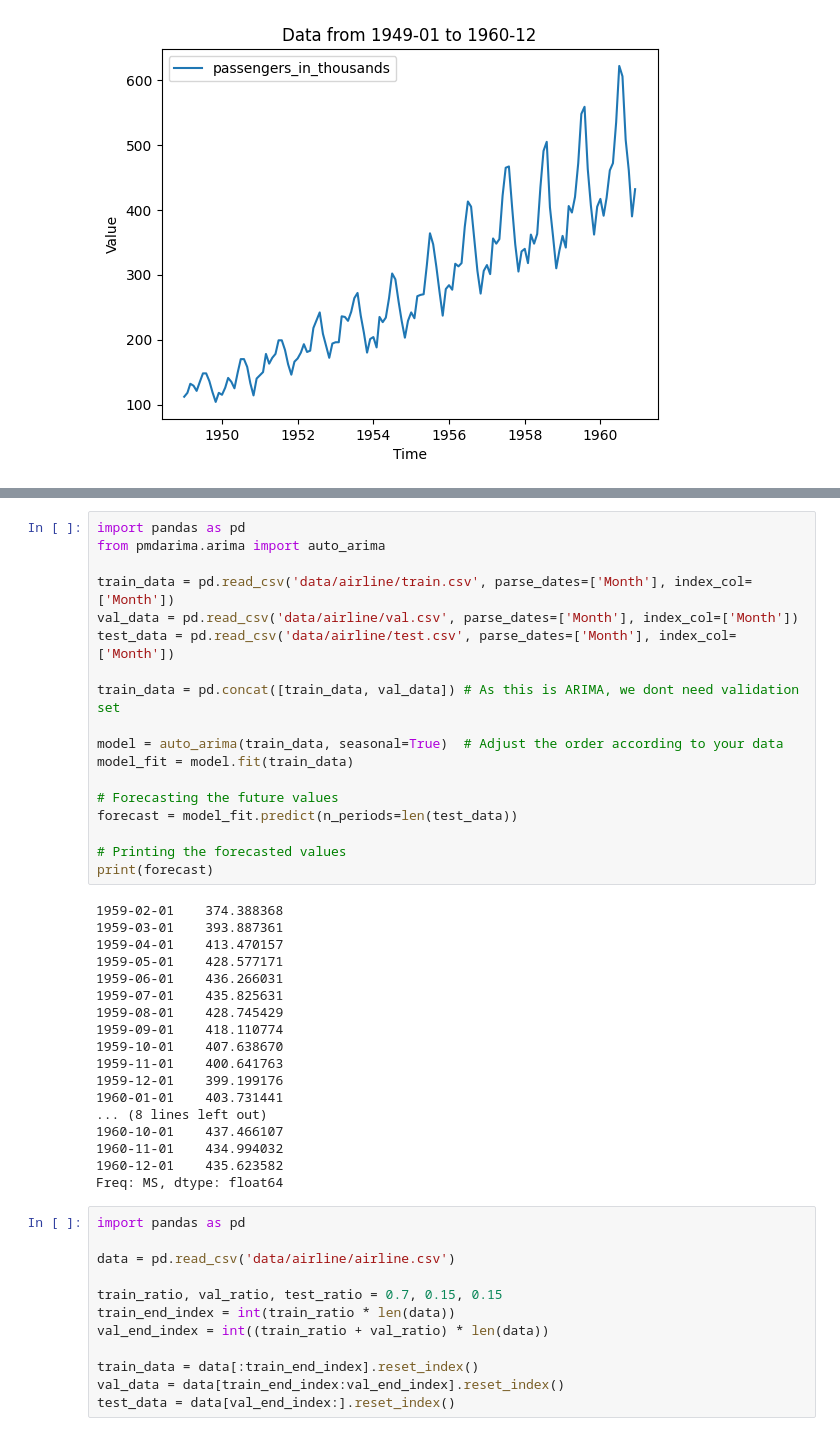
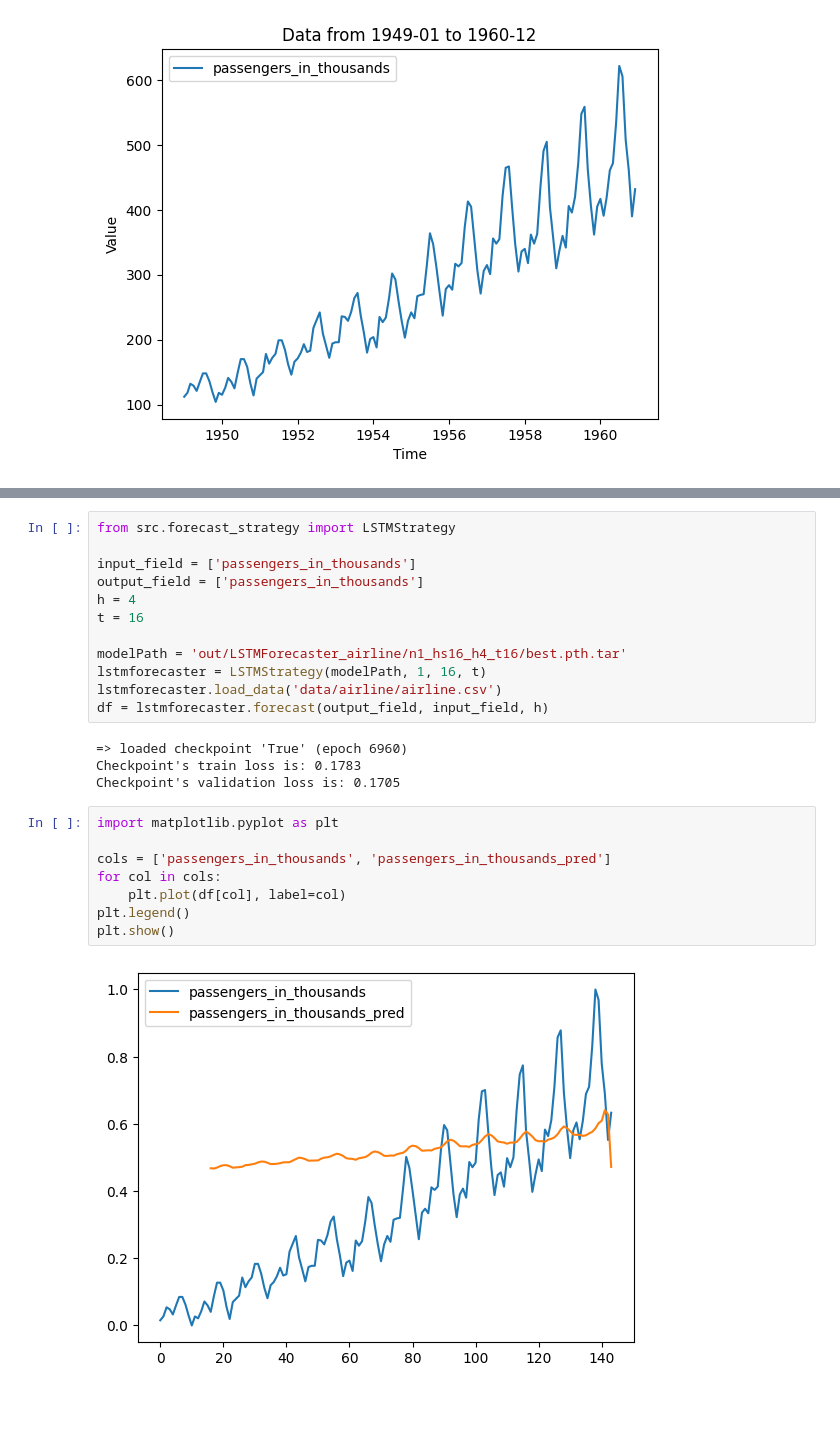
Before and after one commit to ginofft/TimeSeriesAnalysis, a Jupyter notebook: playground.ipynb, the cells around one changed output, grey strips where cells are left out. Saved outputs shown, nothing was run; the diff lists cells and outputs as text; blank space fills up the shorter version.

```diff
--- a/playground.ipynb
+++ b/playground.ipynb
@@ -123,48 +123,26 @@ dtype: float64
-# %%
-import pandas as pd
-from pmdarima.arima import auto_arima
-
-train_data = pd.read_csv('data/airline/train.csv', parse_dates=['Month'], index_col=['Month'])
-val_data = pd.read_csv('data/airline/val.csv', parse_dates=['Month'], index_col=['Month'])
-test_data = pd.read_csv('data/airline/test.csv', parse_dates=['Month'], index_col=['Month'])
-
-train_data = pd.concat([train_data, val_data]) # As this is ARIMA, we dont need validation set
-
-model = auto_arima(train_data, seasonal=True)  # Adjust the order according to your data
-model_fit = model.fit(train_data)
-
-# Forecasting the future values
-forecast = model_fit.predict(n_periods=len(test_data))
-
-# Printing the forecasted values
-print(forecast)
-# %% [output]
-1959-02-01    374.388368
-1959-03-01    393.887361
-1959-04-01    413.470157
-1959-05-01    428.577171
-1959-06-01    436.266031
-1959-07-01    435.825631
-1959-08-01    428.745429
-1959-09-01    418.110774
-1959-10-01    407.638670
-1959-11-01    400.641763
-1959-12-01    399.199176
-1960-01-01    403.731441
-... (8 lines left out)
-1960-10-01    437.466107
-1960-11-01    434.994032
-1960-12-01    435.623582
-Freq: MS, dtype: float64
-# %%
-import pandas as pd
-
-data = pd.read_csv('data/airline/airline.csv')
-
-train_ratio, val_ratio, test_ratio = 0.7, 0.15, 0.15
-train_end_index = int(train_ratio * len(data))
-val_end_index = int((train_ratio + val_ratio) * len(data))
-
-train_data = data[:train_end_index].reset_index()
-val_data = data[train_end_index:val_end_index].reset_index()
-test_data = data[val_end_index:].reset_index()
+# %%
+from src.forecast_strategy import LSTMStrategy
+
+input_field = ['passengers_in_thousands']
+output_field = ['passengers_in_thousands']
+h = 4
+t = 16
+
+modelPath = 'out/LSTMForecaster_airline/n1_hs16_h4_t16/best.pth.tar'
+lstmforecaster = LSTMStrategy(modelPath, 1, 16, t)
+lstmforecaster.load_data('data/airline/airline.csv')
+df = lstmforecaster.forecast(output_field, input_field, h)
+# %% [output]
+=> loaded checkpoint 'True' (epoch 6960)
+Checkpoint's train loss is: 0.1783
+Checkpoint's validation loss is: 0.1705
+# %%
+import matplotlib.pyplot as plt
+
+cols = ['passengers_in_thousands', 'passengers_in_thousands_pred']
+for col in cols:
+    plt.plot(df[col], label=col)
+plt.legend()
+plt.show()
+# %% [output]
+[figure, added]
```
Also changed, not shown: parts of 4 cells of this notebook, 4 other files.
